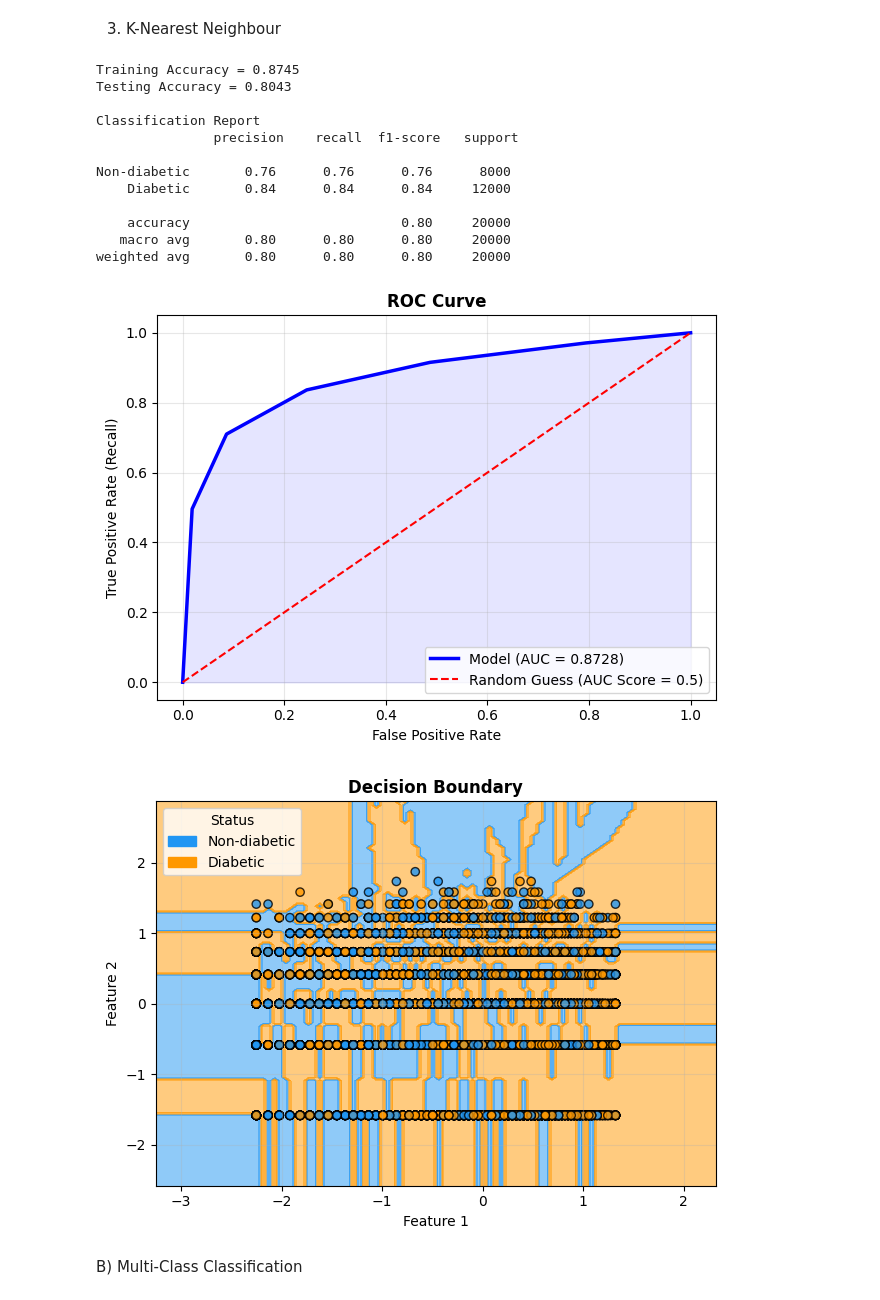
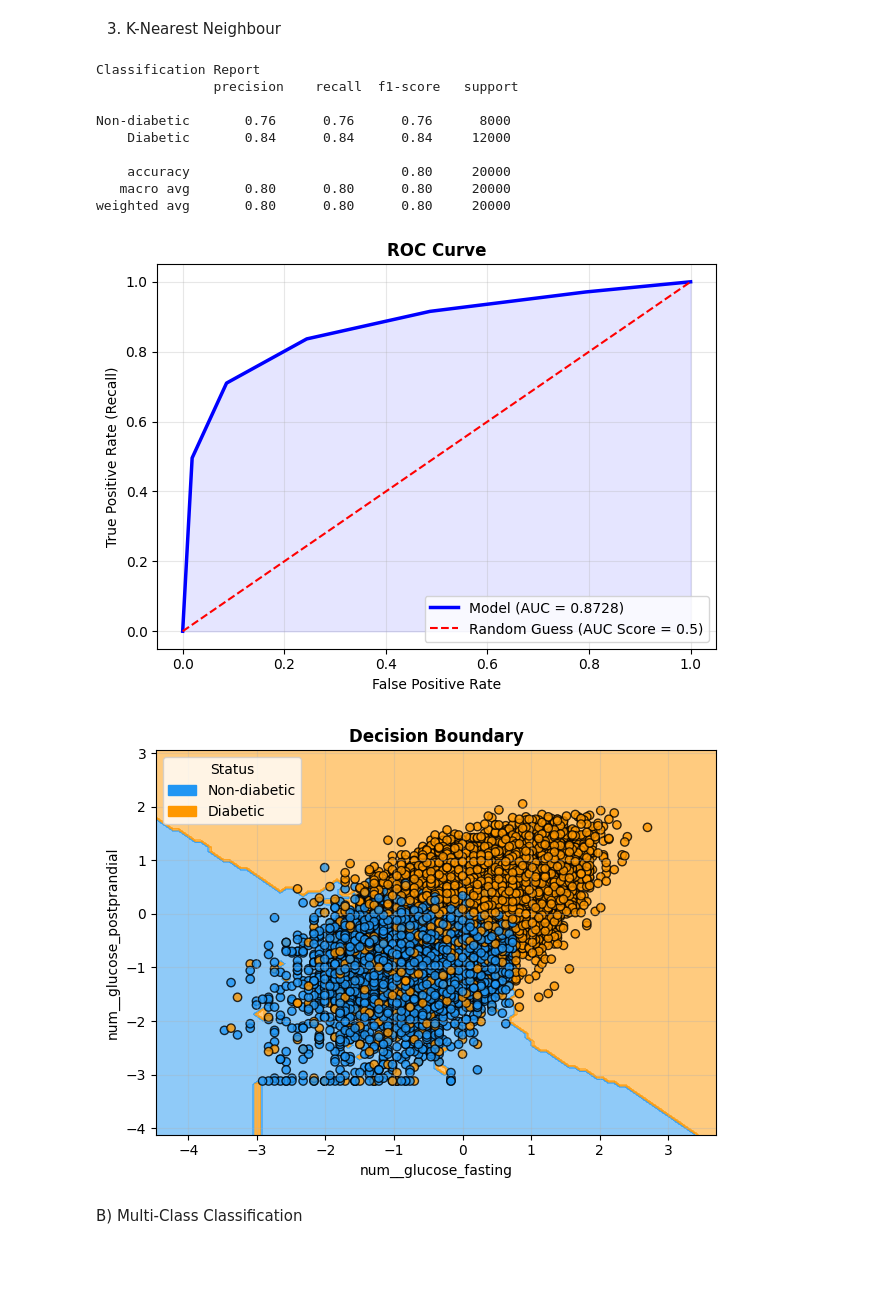
Before and after one commit to khushbakhtahmed13/diabetes-health-indicators-ml, a Jupyter notebook: notebooks/main_analysis.ipynb, the cells around one changed output. Cells and saved outputs as stored; diff of their text form; code cells hidden in the pictures; blank space fills up the shorter version.

Commit message:
Standardized evaluation functions and model training workflow

```diff
--- a/notebooks/main_analysis.ipynb
+++ b/notebooks/main_analysis.ipynb
@@ -533,6 +533,10 @@ y_train = train_data["target"]
 
 x_test = test_data.drop(columns = ["target"])
 y_test = test_data["target"]
+# %%
+#Features for Decision Boundary
+
+db_features = ['num__glucose_fasting', 'num__glucose_postprandial']
 # %% [markdown]
 1) Logistic Regression
 # %%
@@ -639,13 +571,15 @@ weighted avg       0.85      0.85      0.85     20000
 # %% [markdown]
 2) Decision Tree
 # %%
-#Initializing model
+#Initializing and training model
 dt = DecisionTreeClassifier(random_state = 42)
+dt.fit(x_train, y_train)
 
 #Plotting Performance
-plot_performance(dt, x_train, y_train, x_test, y_test)
+plot_performance(dt, x_test, y_test)
 
 #Visualizing decision boundary
 dt_db = DecisionTreeClassifier(random_state = 42)
-plot_boundary(dt_db, x_train, y_train, x_test, y_test)
+dt_db.fit(x_train[db_features], y_train)
+plot_boundary(dt_db, x_test, y_test, db_features)
 # %% [output]
@@ -666,30 +597,29 @@ weighted avg       0.86      0.86      0.86     20000
 # %% [markdown]
 3) K-Nearest Neighbour
 # %%
-#Initializing model
+#Initializing and training model
 knn = KNeighborsClassifier()
+knn.fit(x_train, y_train)
 
 #Plotting Performance
-plot_performance(knn, x_train, y_train, x_test, y_test)
+plot_performance(knn, x_test, y_test)
 
 #Visualizing decision boundary
 knn_db = KNeighborsClassifier()
-plot_boundary(knn_db, x_train, y_train, x_test, y_test)
+knn_db.fit(x_train[db_features], y_train)
+plot_boundary(knn_db, x_test, y_test, db_features)
 # %% [output]
-Training Accuracy = 0.8745
-Testing Accuracy = 0.8043
-
 Classification Report
                precision    recall  f1-score   support
 
 Non-diabetic       0.76      0.76      0.76      8000
     Diabetic       0.84      0.84      0.84     12000
 
     accuracy                           0.80     20000
    macro avg       0.80      0.80      0.80     20000
 weighted avg       0.80      0.80      0.80     20000
 [figure]
-[figure, old version]
+[figure, new version]
 # %% [markdown]
 B) Multi-Class Classification
 # %%
```
Also changed, not shown: parts of 9 cells of this notebook, 1 other file.
